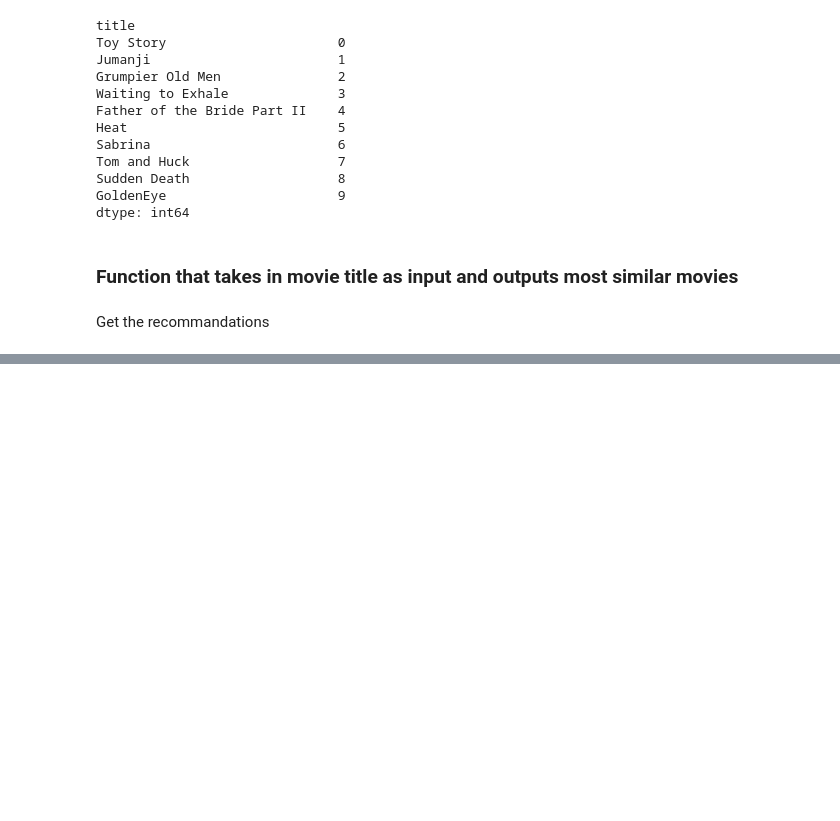
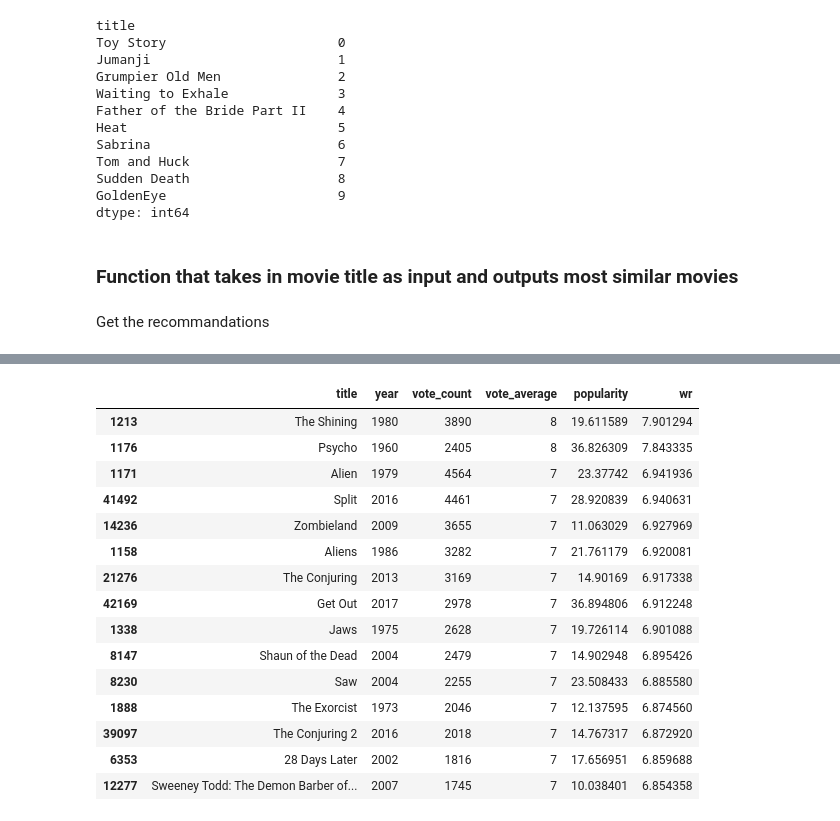
Before and after one commit to Applied-Machine-Learning-2022/final-project-team1-morgan, a Jupyter notebook: Movie_Recommandation_Systems.ipynb, the cells around one changed output, grey strips where cells are left out. Cells and saved outputs as stored; diff of their text form; code cells hidden in the pictures; blank space fills up the shorter version.

```diff
--- a/Movie_Recommandation_Systems.ipynb
+++ b/Movie_Recommandation_Systems.ipynb
@@ -356,0 +429,19 @@ credits
+# %%
+build_chart('Horror').head(15)
+# %% [output]
+|  | title | year | vote_count | vote_average | popularity | wr |
+| 1213 | The Shining | 1980 | 3890 | 8 | 19.611589 | 7.901294 |
+| 1176 | Psycho | 1960 | 2405 | 8 | 36.826309 | 7.843335 |
+| 1171 | Alien | 1979 | 4564 | 7 | 23.37742 | 6.941936 |
+| 41492 | Split | 2016 | 4461 | 7 | 28.920839 | 6.940631 |
+| 14236 | Zombieland | 2009 | 3655 | 7 | 11.063029 | 6.927969 |
+| 1158 | Aliens | 1986 | 3282 | 7 | 21.761179 | 6.920081 |
+| 21276 | The Conjuring | 2013 | 3169 | 7 | 14.90169 | 6.917338 |
+| 42169 | Get Out | 2017 | 2978 | 7 | 36.894806 | 6.912248 |
+| 1338 | Jaws | 1975 | 2628 | 7 | 19.726114 | 6.901088 |
+| 8147 | Shaun of the Dead | 2004 | 2479 | 7 | 14.902948 | 6.895426 |
+| 8230 | Saw | 2004 | 2255 | 7 | 23.508433 | 6.885580 |
+| 1888 | The Exorcist | 1973 | 2046 | 7 | 12.137595 | 6.874560 |
+| 39097 | The Conjuring 2 | 2016 | 2018 | 7 | 14.767317 | 6.872920 |
+| 6353 | 28 Days Later | 2002 | 1816 | 7 | 17.656951 | 6.859688 |
+| 12277 | Sweeney Todd: The Demon Barber of... | 2007 | 1745 | 7 | 10.038401 | 6.854358 |
```
Also changed, not shown: parts of 22 cells of this notebook.
